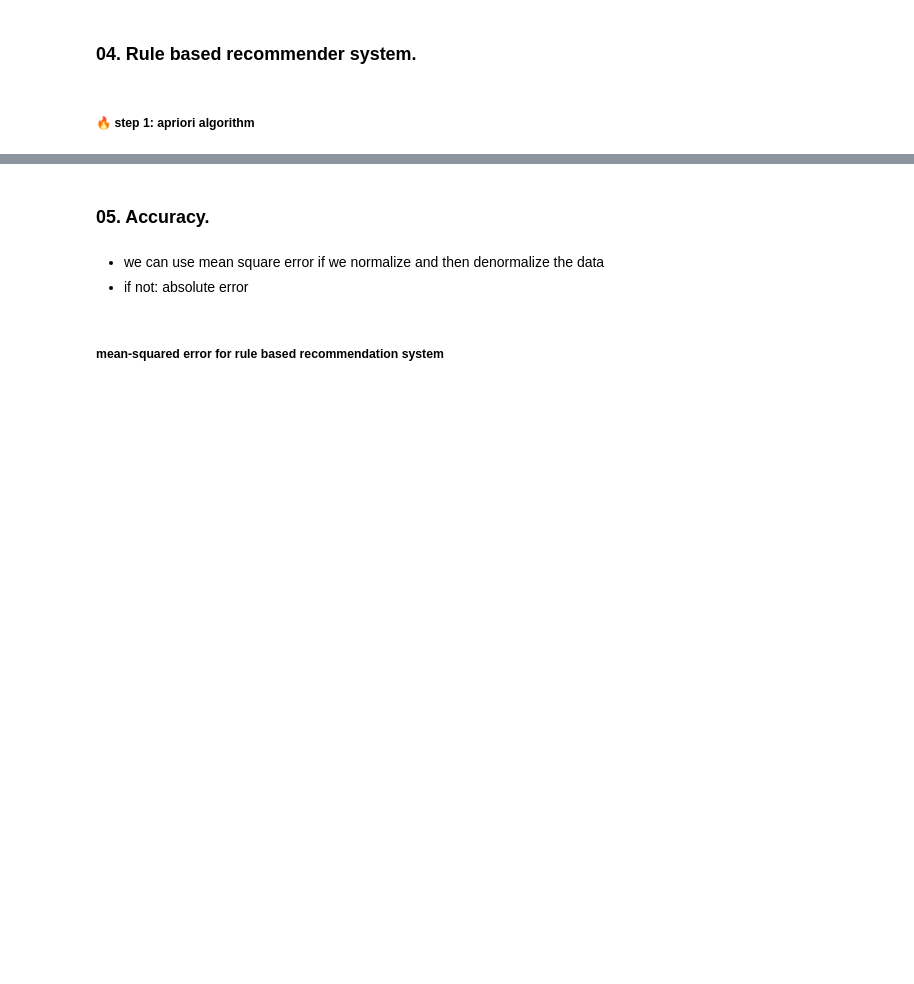
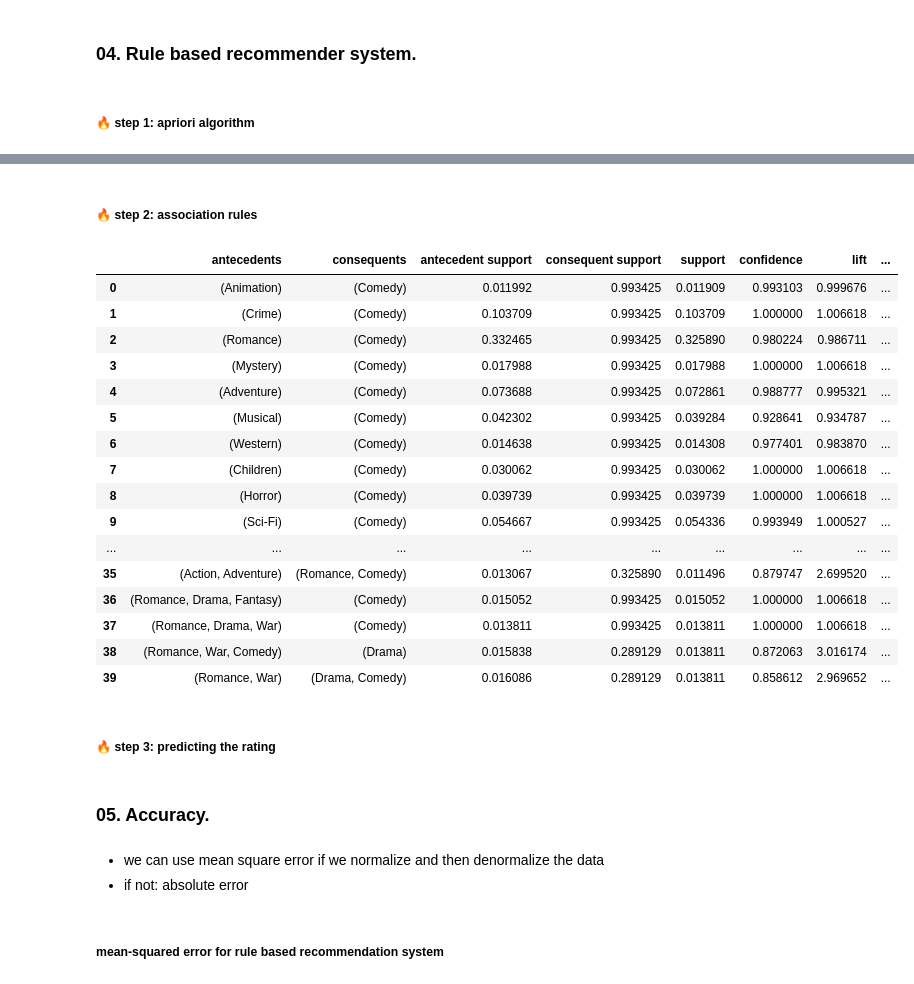
Before and after one commit to Wikusia-s/DM-recomendation-system, a Jupyter notebook: main.ipynb, the cells around one changed output, grey strips where cells are left out. Saved outputs shown, nothing was run; the diff lists cells and outputs as text; code cells hidden in the pictures; blank space fills up the shorter version.

Commit message:
assoc_rules

```diff
--- a/main.ipynb
+++ b/main.ipynb
@@ -405,7 +407,7 @@ n_clusters=5
 # %% [markdown]
 ##### 🌸 **step 2: provide k-means**
 # %%
-mse_list, models, train_dfs = rec.train_kmeans_and_predict(train_df, test_df, n_clusters=5)
+mse_list, models, train_dfs = rec.train_kmeans_and_predict(train_df, test_df, n_clusters=4)
 # %% [markdown]
 ##### 🔮 **step 3: predict for given userId and movieId**
 # %%
@@ -426,0 +439,2 @@ Predicted rating for user 149 and movie 10: 3.12
+# %%
+freq_item = rec.getFrequentItemset(train_dfs)
@@ -426,0 +459,26 @@ Predicted rating for user 149 and movie 10: 3.12
+# %% [markdown]
+##### 🔥 **step 2: association rules**
+# %%
+rules = rec.getRules(freq_item)
+# %%
+rules[0][1]
+# %% [output]
+|  | antecedents | consequents | antecedent support | consequent support | support | confidence | lift | ... |
+| 0 | (Animation) | (Comedy) | 0.011992 | 0.993425 | 0.011909 | 0.993103 | 0.999676 | ... |
+| 1 | (Crime) | (Comedy) | 0.103709 | 0.993425 | 0.103709 | 1.000000 | 1.006618 | ... |
+| 2 | (Romance) | (Comedy) | 0.332465 | 0.993425 | 0.325890 | 0.980224 | 0.986711 | ... |
+| 3 | (Mystery) | (Comedy) | 0.017988 | 0.993425 | 0.017988 | 1.000000 | 1.006618 | ... |
+| 4 | (Adventure) | (Comedy) | 0.073688 | 0.993425 | 0.072861 | 0.988777 | 0.995321 | ... |
+| 5 | (Musical) | (Comedy) | 0.042302 | 0.993425 | 0.039284 | 0.928641 | 0.934787 | ... |
+| 6 | (Western) | (Comedy) | 0.014638 | 0.993425 | 0.014308 | 0.977401 | 0.983870 | ... |
+| 7 | (Children) | (Comedy) | 0.030062 | 0.993425 | 0.030062 | 1.000000 | 1.006618 | ... |
+| 8 | (Horror) | (Comedy) | 0.039739 | 0.993425 | 0.039739 | 1.000000 | 1.006618 | ... |
+| 9 | (Sci-Fi) | (Comedy) | 0.054667 | 0.993425 | 0.054336 | 0.993949 | 1.000527 | ... |
+| ... | ... | ... | ... | ... | ... | ... | ... | ... |
+| 35 | (Action, Adventure) | (Romance, Comedy) | 0.013067 | 0.325890 | 0.011496 | 0.879747 | 2.699520 | ... |
+| 36 | (Romance, Drama, Fantasy) | (Comedy) | 0.015052 | 0.993425 | 0.015052 | 1.000000 | 1.006618 | ... |
+| 37 | (Romance, Drama, War) | (Comedy) | 0.013811 | 0.993425 | 0.013811 | 1.000000 | 1.006618 | ... |
+| 38 | (Romance, War, Comedy) | (Drama) | 0.015838 | 0.289129 | 0.013811 | 0.872063 | 3.016174 | ... |
+| 39 | (Romance, War) | (Drama, Comedy) | 0.016086 | 0.289129 | 0.013811 | 0.858612 | 2.969652 | ... |
+# %% [markdown]
+##### 🔥 **step 3: predicting the rating**
```
Also changed, not shown: parts of 28 cells of this notebook, 2 other files.
